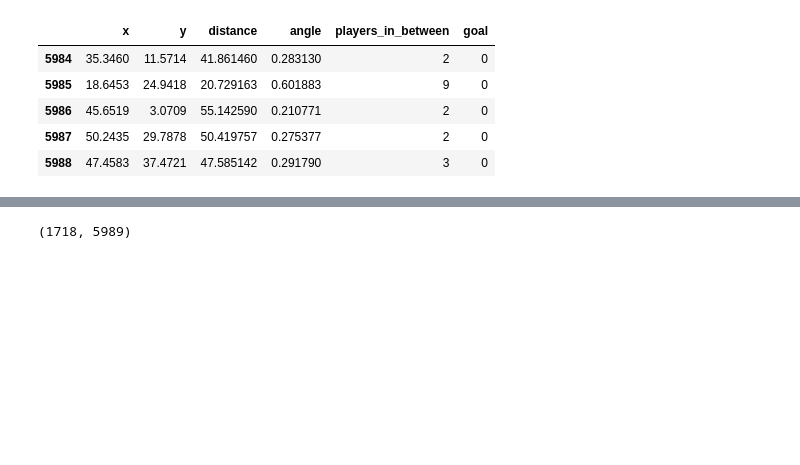
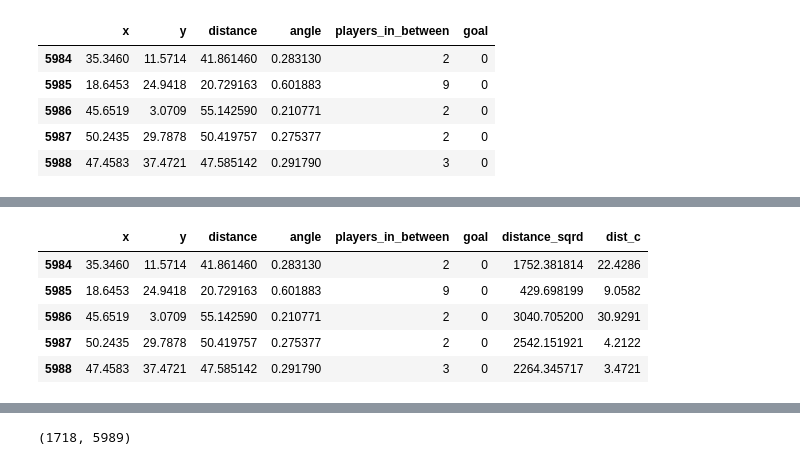
Before and after one commit to tta13/2D-soccer-simulation-xG, a Jupyter notebook: xG_Model.ipynb, the cells around one changed output, grey strips where cells are left out. Cells and saved outputs as stored; diff of their text form; code cells hidden in the pictures; blank space fills up the shorter version.

```diff
--- a/xG_Model.ipynb
+++ b/xG_Model.ipynb
@@ -37,0 +52,10 @@ shots_model.tail()
+# %%
+shot_data['dist_c']=shot_data['y'].apply(lambda y: abs(y-34))
+shot_data.tail()
+# %% [output]
+|  | x | y | distance | angle | players_in_between | goal | distance_sqrd | dist_c |
+| 5984 | 35.3460 | 11.5714 | 41.861460 | 0.283130 | 2 | 0 | 1752.381814 | 22.4286 |
+| 5985 | 18.6453 | 24.9418 | 20.729163 | 0.601883 | 9 | 0 | 429.698199 | 9.0582 |
+| 5986 | 45.6519 | 3.0709 | 55.142590 | 0.210771 | 2 | 0 | 3040.705200 | 30.9291 |
+| 5987 | 50.2435 | 29.7878 | 50.419757 | 0.275377 | 2 | 0 | 2542.151921 | 4.2122 |
+| 5988 | 47.4583 | 37.4721 | 47.585142 | 0.291790 | 3 | 0 | 2264.345717 | 3.4721 |
```
Also changed, not shown: parts of 66 cells of this notebook.
